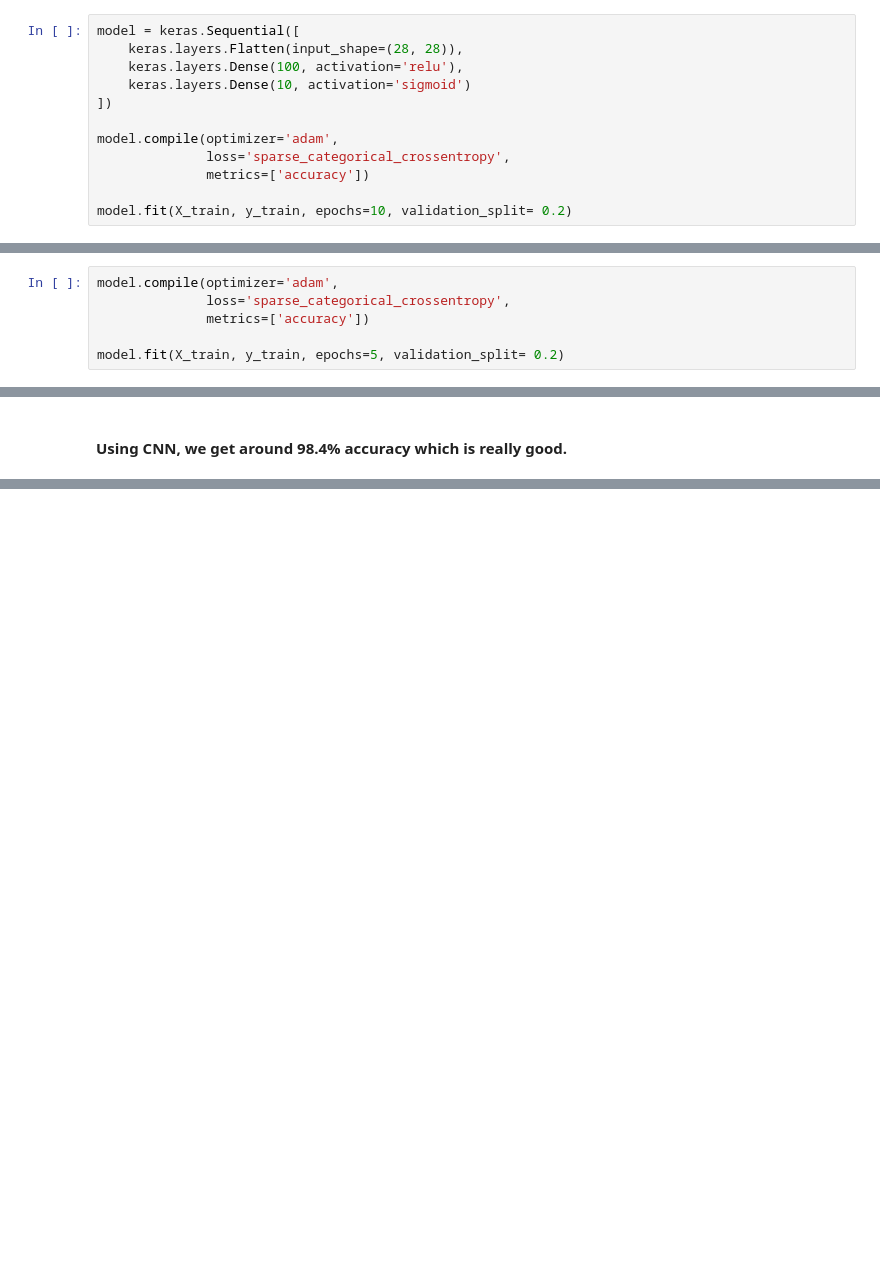
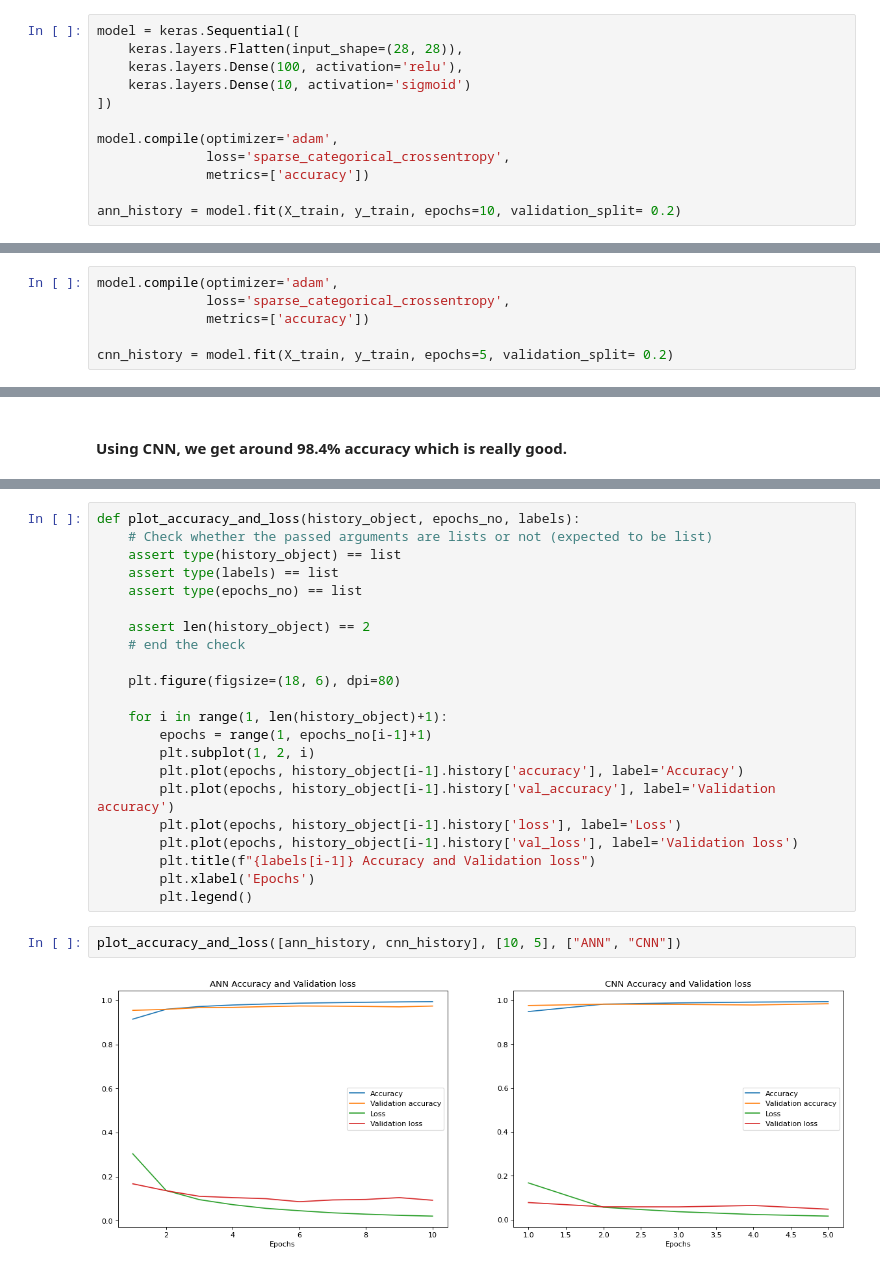
Before and after one commit to Aman123lug/Hacktoberfest2022, a Jupyter notebook: Handwritten Digits Recognition.ipynb, the cells around one changed output, grey strips where cells are left out. Saved outputs shown, nothing was run; the diff lists cells and outputs as text; blank space fills up the shorter version.

Commit message:
add visualization for accuracy, val accuracy and loss and val_loss

```diff
--- a/Handwritten Digits Recognition.ipynb
+++ b/Handwritten Digits Recognition.ipynb
@@ -49,6 +45,6 @@ model.compile(optimizer='adam',
               loss='sparse_categorical_crossentropy',
               metrics=['accuracy'])
 
-model.fit(X_train, y_train, epochs=10, validation_split= 0.2)
+ann_history = model.fit(X_train, y_train, epochs=10, validation_split= 0.2)
 # %% [output]
 Epoch 1/10
@@ -104,6 +99,6 @@ model.compile(optimizer='adam',
               loss='sparse_categorical_crossentropy',
               metrics=['accuracy'])
 
-model.fit(X_train, y_train, epochs=5, validation_split= 0.2)
+cnn_history = model.fit(X_train, y_train, epochs=5, validation_split= 0.2)
 # %% [output]
 Epoch 1/5
@@ -126,0 +123,26 @@ model.evaluate(X_test,y_test)
+# %%
+def plot_accuracy_and_loss(history_object, epochs_no, labels):
+    # Check whether the passed arguments are lists or not (expected to be list)
+    assert type(history_object) == list
+    assert type(labels) == list
+    assert type(epochs_no) == list
+
+    assert len(history_object) == 2
+    # end the check
+
+    plt.figure(figsize=(18, 6), dpi=80)
+
+    for i in range(1, len(history_object)+1):
+        epochs = range(1, epochs_no[i-1]+1)
+        plt.subplot(1, 2, i)
+        plt.plot(epochs, history_object[i-1].history['accuracy'], label='Accuracy')
+        plt.plot(epochs, history_object[i-1].history['val_accuracy'], label='Validation accuracy')
+        plt.plot(epochs, history_object[i-1].history['loss'], label='Loss')
+        plt.plot(epochs, history_object[i-1].history['val_loss'], label='Validation loss')
+        plt.title(f"{labels[i-1]} Accuracy and Validation loss")
+        plt.xlabel('Epochs')
+        plt.legend()
+# %%
+plot_accuracy_and_loss([ann_history, cnn_history], [10, 5], ["ANN", "CNN"])
+# %% [output]
+[figure, added]
```
Also changed, not shown: parts of 6 cells of this notebook.
